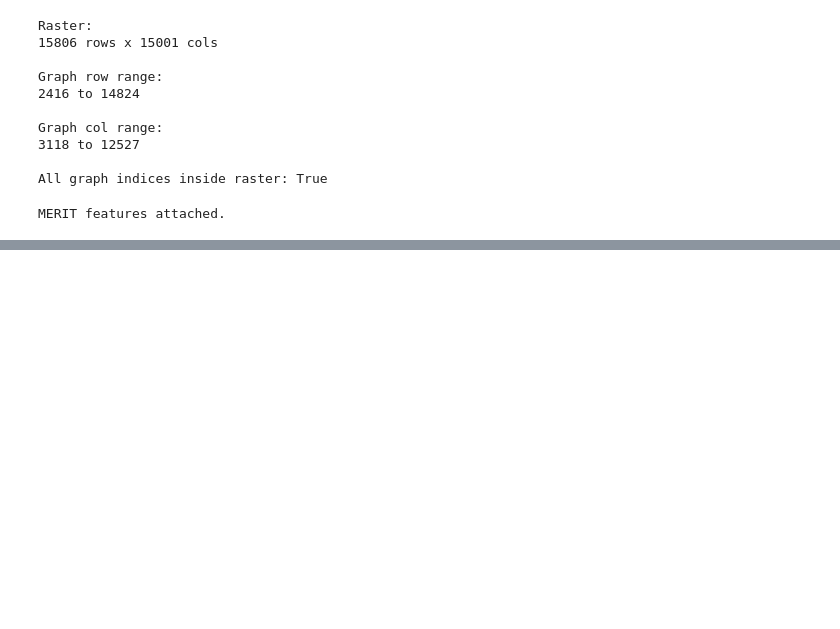
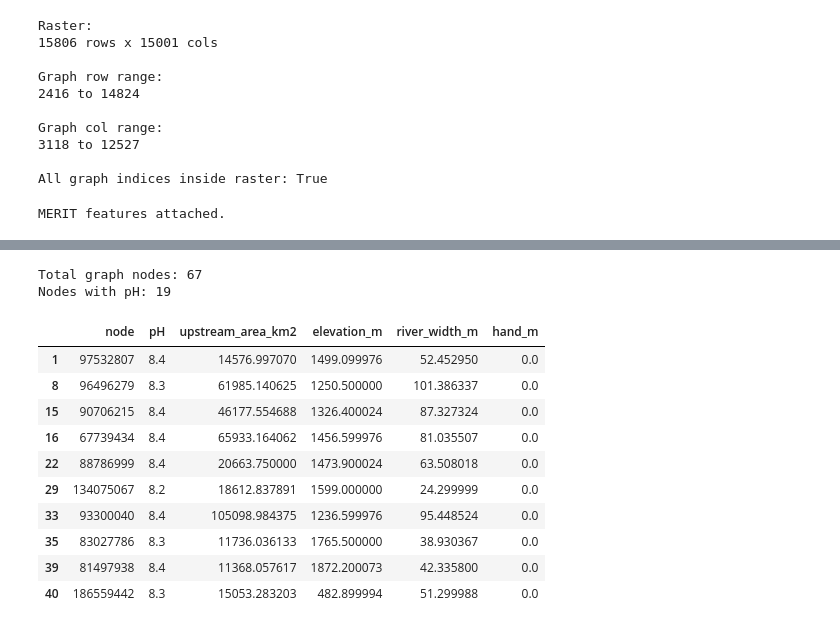
Before and after one commit to andrewc156/rivernets, a Jupyter notebook: graph_linear_regression_laplacian.ipynb, the cells around one changed output, grey strips where cells are left out. Cells and saved outputs as stored; diff of their text form; code cells hidden in the pictures; blank space fills up the shorter version.

```diff
--- a/graph_linear_regression_laplacian.ipynb
+++ b/graph_linear_regression_laplacian.ipynb
@@ -5417,0 +5567,58 @@ MERIT features attached.
+# %%
+# ============================================================
+# MERGE GRAPH FEATURES WITH WATER-QUALITY NODE TABLE
+# ============================================================
+
+node_table_merit = (
+    graph_features
+    .merge(
+        node_table,
+        on="node",
+        how="left"
+    )
+)
+
+
+print(
+    "Total graph nodes:",
+    len(node_table_merit)
+)
+
+print(
+    "Nodes with pH:",
+    node_table_merit["pH"]
+    .notna()
+    .sum()
+)
+
+
+display(
+    node_table_merit[
+        [
+            "node",
+            "pH",
+            "upstream_area_km2",
+            "elevation_m",
+            "river_width_m",
+            "hand_m"
+        ]
+    ]
+    .dropna(
+        subset=["pH"]
+    )
+    .head(10)
+)
+# %% [output]
+Total graph nodes: 67
+Nodes with pH: 19
+|  | node | pH | upstream_area_km2 | elevation_m | river_width_m | hand_m |
+| 1 | 97532807 | 8.4 | 14576.997070 | 1499.099976 | 52.452950 | 0.0 |
+| 8 | 96496279 | 8.3 | 61985.140625 | 1250.500000 | 101.386337 | 0.0 |
+| 15 | 90706215 | 8.4 | 46177.554688 | 1326.400024 | 87.327324 | 0.0 |
+| 16 | 67739434 | 8.4 | 65933.164062 | 1456.599976 | 81.035507 | 0.0 |
+| 22 | 88786999 | 8.4 | 20663.750000 | 1473.900024 | 63.508018 | 0.0 |
+| 29 | 134075067 | 8.2 | 18612.837891 | 1599.000000 | 24.299999 | 0.0 |
+| 33 | 93300040 | 8.4 | 105098.984375 | 1236.599976 | 95.448524 | 0.0 |
+| 35 | 83027786 | 8.3 | 11736.036133 | 1765.500000 | 38.930367 | 0.0 |
+| 39 | 81497938 | 8.4 | 11368.057617 | 1872.200073 | 42.335800 | 0.0 |
+| 40 | 186559442 | 8.3 | 15053.283203 | 482.899994 | 51.299988 | 0.0 |
```
Also changed, not shown: parts of 5 cells of this notebook, 1 other file.
